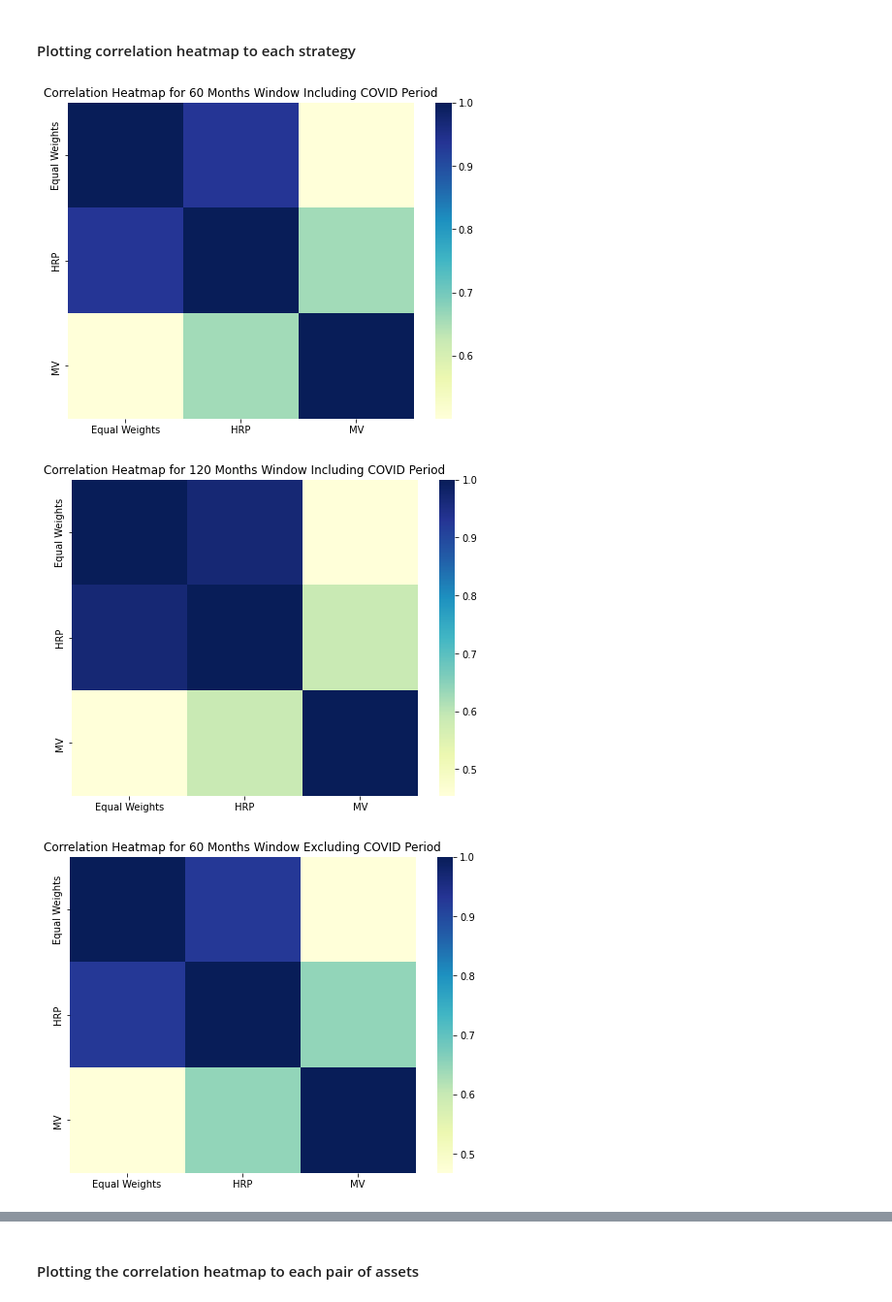
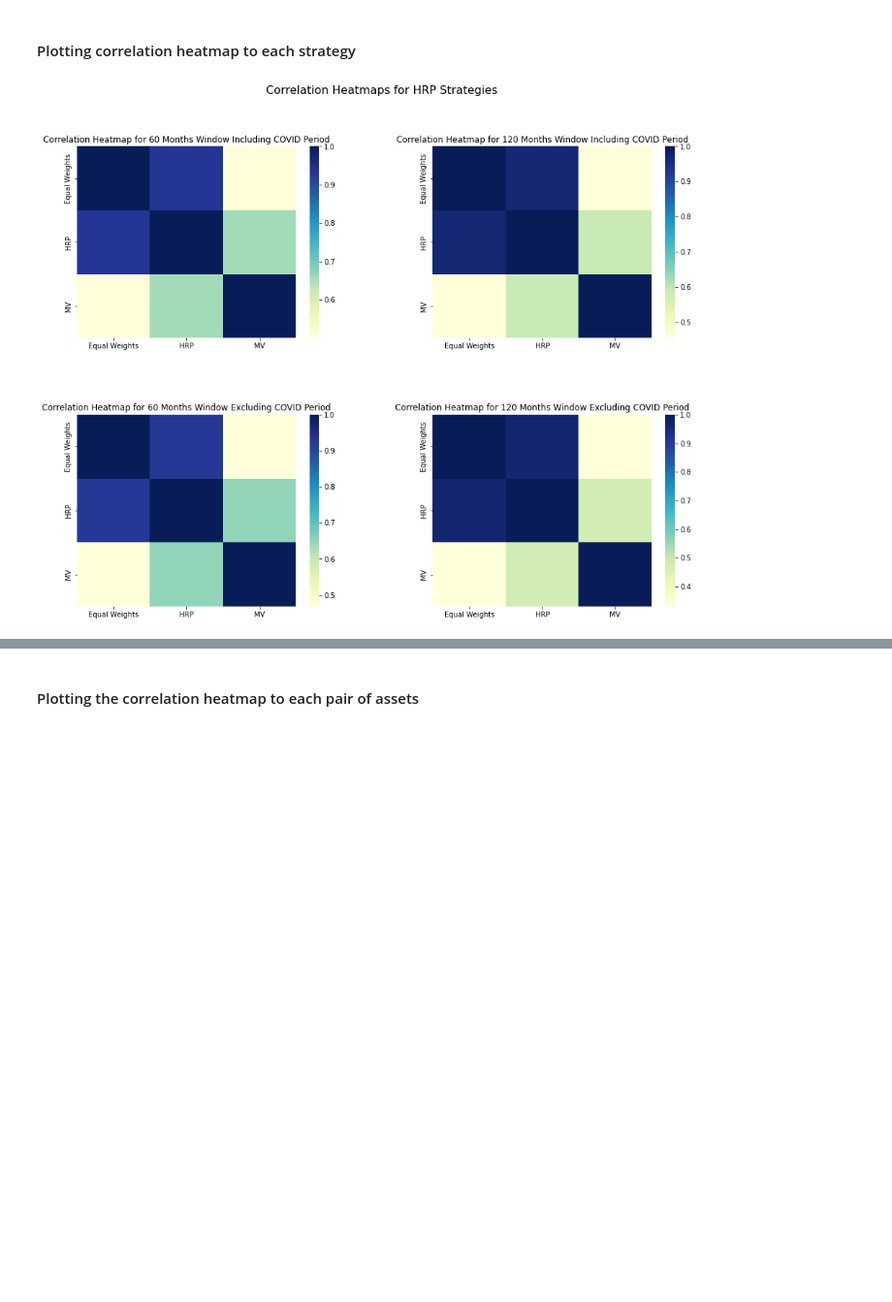
Before and after one commit to felipereis150/BrazilianHRP, a Jupyter notebook: analiysis.ipynb, the cells around one changed output, grey strips where cells are left out. Shown at 97% size. Cells and saved outputs as stored; diff of their text form; code cells hidden in the pictures; blank space fills up the shorter version.

```diff
--- a/analiysis.ipynb
+++ b/analiysis.ipynb
@@ -61,3 +61,6 @@ data_hrp
  121 2010-02-01      -9.163332 -8.985119 -9.763109
 
  [122 rows x 4 columns]]
+# %%
+for i in data:
+    weights = HRP.HRP_Portfolio(i.iloc[:, 1:], graph=True)
@@ -95,22 +142,31 @@ stats.to_csv("data/stats.csv")
 # %%
 import seaborn as sns
 import matplotlib.pyplot as plt
 
 # Assuming `data_hrp` contains the four dataframes that you want to plot
 
+fig, axs = plt.subplots(nrows=2, ncols=2, figsize=(16, 12))
+
 for i, j in enumerate(data_hrp):
-    plt.figure(figsize=(8, 6))
-    ax = sns.heatmap(j.corr(), cmap="YlGnBu")
+    row = i // 2
+    col = i % 2
+    ax = axs[row, col]
+    sns.heatmap(j.corr(), cmap="YlGnBu", ax=ax)
     if i == 0:
-        plt.title("Correlation Heatmap for 60 Months Window Including COVID Period")
+        ax.set_title("Correlation Heatmap for 60 Months Window Including COVID Period")
     elif i == 1:
-        plt.title("Correlation Heatmap for 120 Months Window Including COVID Period")
+        ax.set_title("Correlation Heatmap for 120 Months Window Including COVID Period")
     elif i == 2:
-        plt.title("Correlation Heatmap for 60 Months Window Excluding COVID Period")
+        ax.set_title("Correlation Heatmap for 60 Months Window Excluding COVID Period")
     else:
-        plt.title("Correlation Heatmap for 120 Months Window Excluding COVID Period")
-    plt.show()
+        ax.set_title("Correlation Heatmap for 120 Months Window Excluding COVID Period")
+
+# Set common figure title
+fig.suptitle('Correlation Heatmaps for HRP Strategies', fontsize=16)
+
+# Adjust the spacing between subplots
+fig.subplots_adjust(hspace=0.4, wspace=0.3)
+
+plt.show()
 # %% [output]
-[figure, old version]
+[figure, new version]
-[figure, removed]
-[figure, removed]
```
Also changed, not shown: parts of 8 cells of this notebook, 20 other files.
